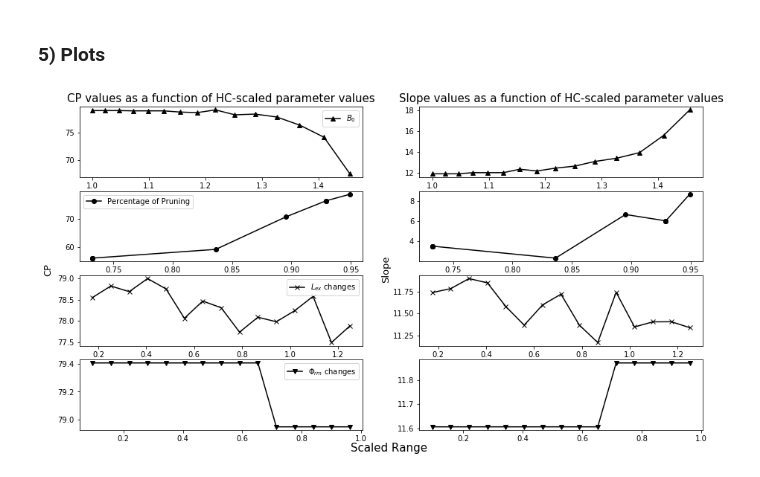
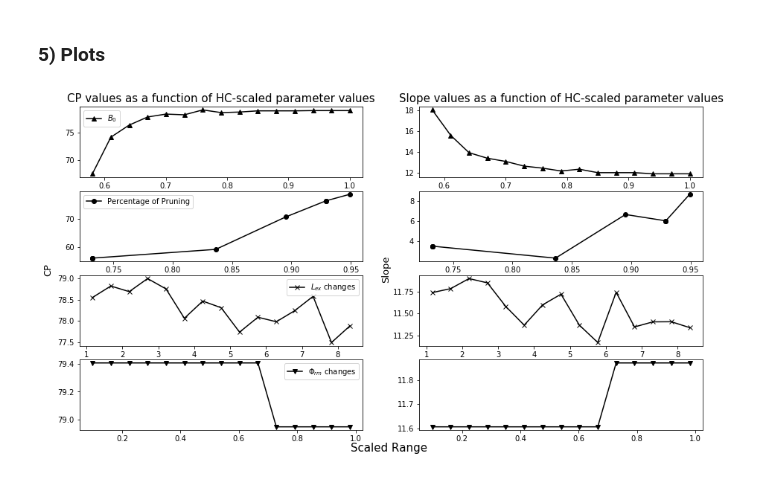
Before and after one commit to VladGrigoras/Dissertation, a Jupyter notebook: SCZ_NeurologicalExploration.ipynb, the cells around one changed output. Cells and saved outputs as stored; diff of their text form; code cells hidden in the pictures.

```diff
--- a/SCZ_NeurologicalExploration.ipynb
+++ b/SCZ_NeurologicalExploration.ipynb
@@ -189,37 +185,38 @@ np.save("CMRT.npy", CMRTs)
 #PRRTs = np.load("./PRRT.npy")
 # %%
 LEXs = np.linspace(0.175, 1.25, 15) / 0.15
-FBr = np.linspace(7.75, 4.5, 15) / 7.75
+FBr = np.linspace(6.55, 4.5, 15) / 7.75
 # %%
-#2.18
+#Plot 2.18
+
 rate = percpr_a
 fig, ax = plt.subplots(4, 2, figsize = (15, 8))
 
 ax[0,0].plot(FBr, Bcp, label = "$B_0$", color = "k", marker = "^")
 ax[0,0].set_title("CP values as a function of HC-scaled parameter values", fontsize = 15)
 ax[0,0].legend()
 
 ax[0,1].plot(FBr, Bslope, label = "$B_0$", color = "k", marker = "^")
 
 ax[0,1].set_title("Slope values as a function of HC-scaled parameter values", fontsize = 15)
 
 ax[1,0].plot(rate, PRcp, label = "Percentage of Pruning", color = "k", marker = "o")
 ax[1,0].legend()
 
 ax[1,1].plot(rate, PRslope, color = "k", marker = "o")
 
 ax[2,0].plot(LEXs, Lcp, label = "$L_{ex}$ changes", color = "k", marker = "x")
 ax[2,0].legend()
 ax[2,1].plot(LEXs, Lslope, color = "k", marker = "x")
 
 
-ax[3,0].plot(CMs / 1.3, CMcp, label = "$\Phi_{rm}$ changes", color = "k", marker = "v")
+ax[3,0].plot(CMs / 1.275, CMcp, label = "$\Phi_{rm}$ changes", color = "k", marker = "v")
 ax[3,0].legend()
-ax[3,1].plot(CMs / 1.3, CMslope, color = "k", marker = "v")
+ax[3,1].plot(CMs / 1.275, CMslope, color = "k", marker = "v")
 fig.text(0.51, 0.075, 'Scaled Range', ha='center', fontsize = 15)
 fig.text(0.08, 0.5, 'CP', va='center', rotation='vertical', fontsize = 13)
 fig.text(0.5, 0.5, 'Slope', va='center', rotation='vertical', fontsize = 13)
 
 plt.show()
 # %% [output]
-[figure, old version]
+[figure, new version]
```
Also changed, not shown: parts of 2 cells of this notebook, 3 other files.
